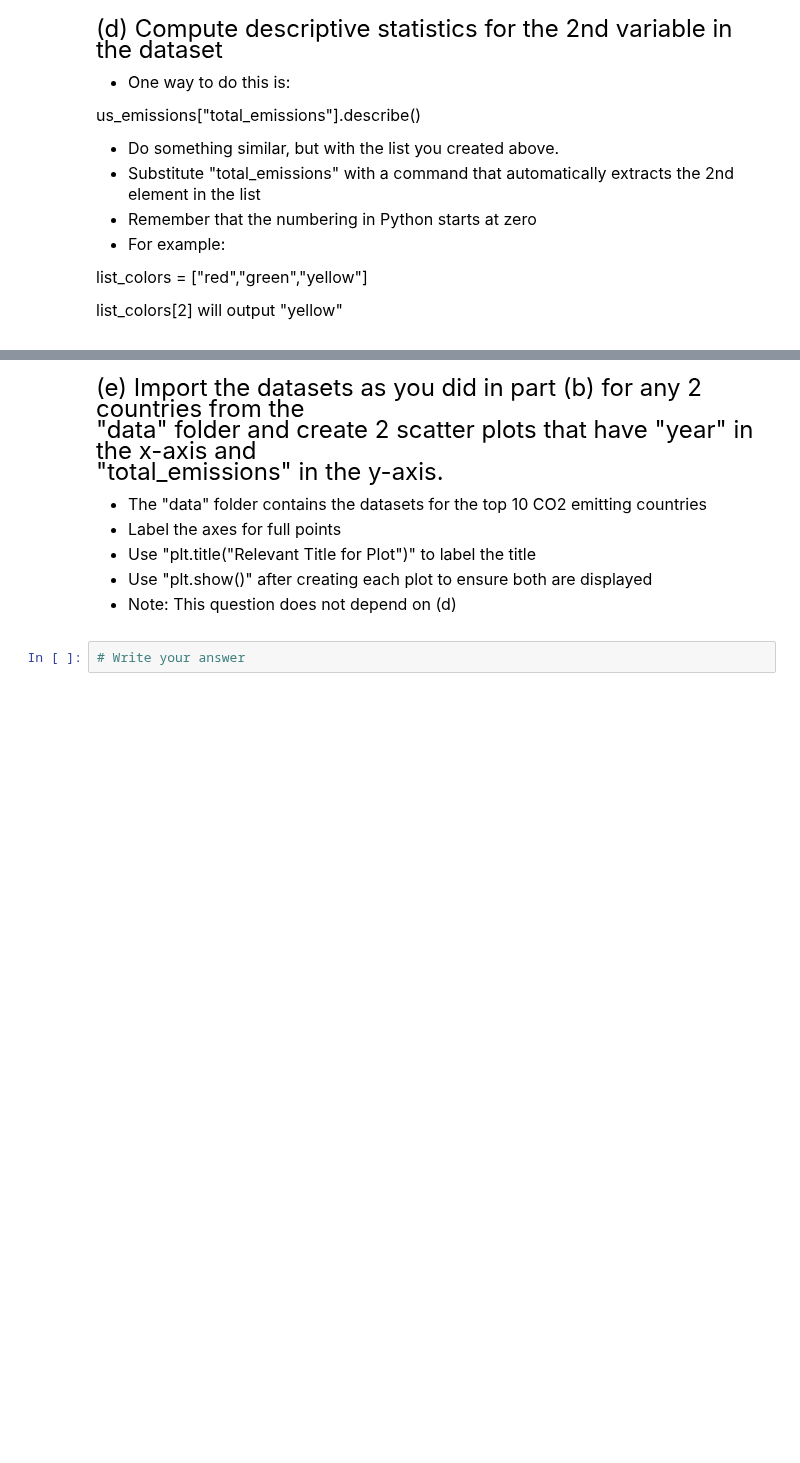
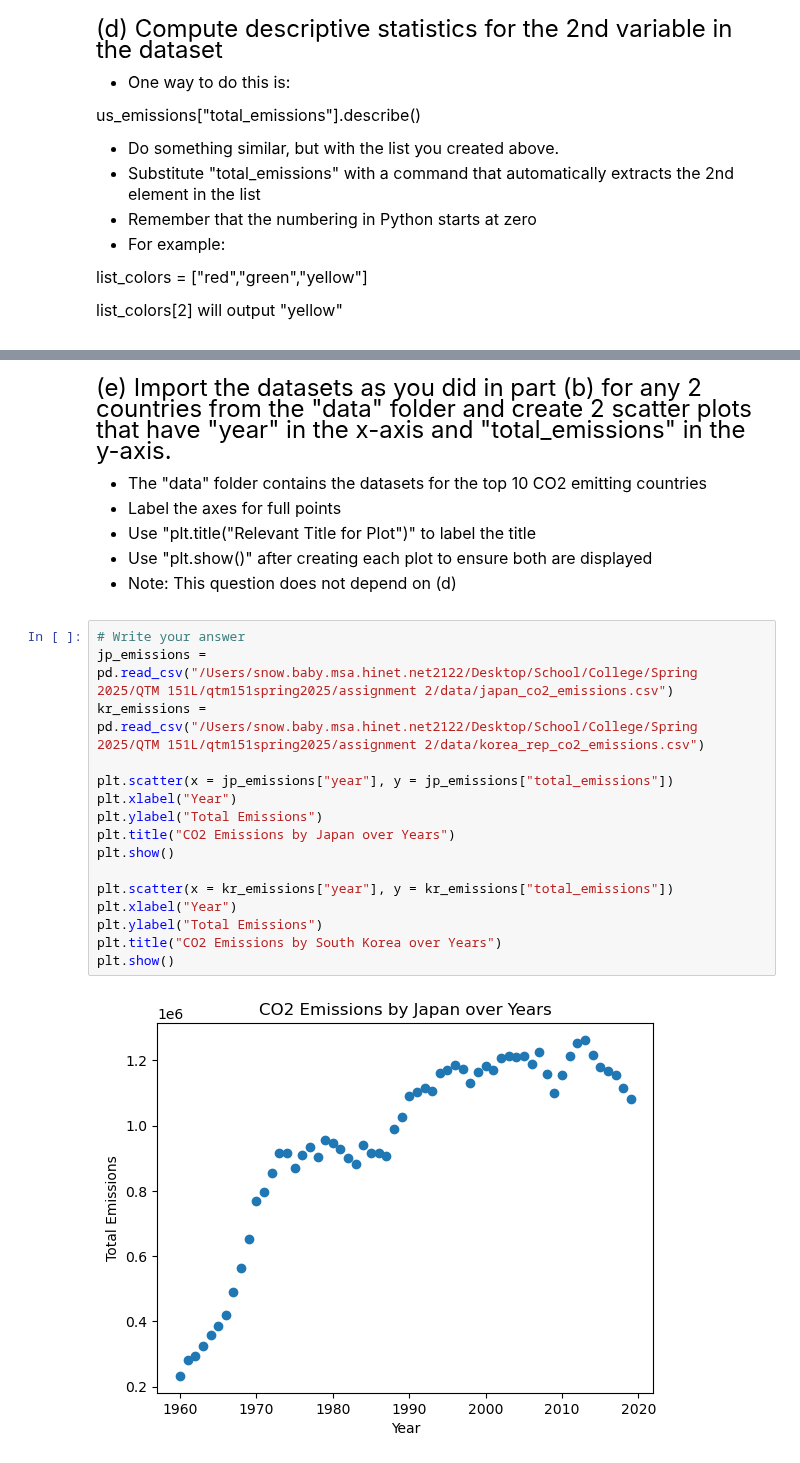
Before and after one commit to zoe-liu-724/qtm151spring2025, a Jupyter notebook: assignment 2/Assignment2.ipynb, the cells around one changed output, grey strips where cells are left out. Cells and saved outputs as stored; diff of their text form; blank space fills up the shorter version.

Commit message:
Assignment 2

```diff
--- a/assignment 2/Assignment2.ipynb
+++ b/assignment 2/Assignment2.ipynb
@@ -67,9 +97,7 @@ list_colors[2] will output "yellow"
 # %% [markdown]
 <font size = "5">
 
-(e) Import the datasets as you did in part (b) for any 2 countries from the <br/>
-"data" folder and create 2 scatter plots that have "year" in the x-axis and <br/>
-"total_emissions" in the y-axis.
+(e) Import the datasets as you did in part (b) for any 2 countries from the "data" folder and create 2 scatter plots that have "year" in the x-axis and "total_emissions" in the y-axis.
 
 <font size = "3">
 
@@ -78,5 +106,21 @@ list_colors[2] will output "yellow"
 - Use "plt.title("Relevant Title for Plot")" to label the title
 - Use "plt.show()" after creating each plot to ensure both are displayed
 - Note: This question does not depend on (d)
-# %%
-# Write your answer
+# %%
+# Write your answer
+jp_emissions = pd.read_csv("/Users/snow.baby.msa.hinet.net2122/Desktop/School/College/Spring 2025/QTM 151L/qtm151spring2025/assignment 2/data/japan_co2_emissions.csv")
+kr_emissions = pd.read_csv("/Users/snow.baby.msa.hinet.net2122/Desktop/School/College/Spring 2025/QTM 151L/qtm151spring2025/assignment 2/data/korea_rep_co2_emissions.csv")
+
+plt.scatter(x = jp_emissions["year"], y = jp_emissions["total_emissions"])
+plt.xlabel("Year")
+plt.ylabel("Total Emissions")
+plt.title("CO2 Emissions by Japan over Years")
+plt.show()
+
+plt.scatter(x = kr_emissions["year"], y = kr_emissions["total_emissions"])
+plt.xlabel("Year")
+plt.ylabel("Total Emissions")
+plt.title("CO2 Emissions by South Korea over Years")
+plt.show()
+# %% [output]
+[figure, added]
```
Also changed, not shown: parts of 7 cells of this notebook, 3 other files.
